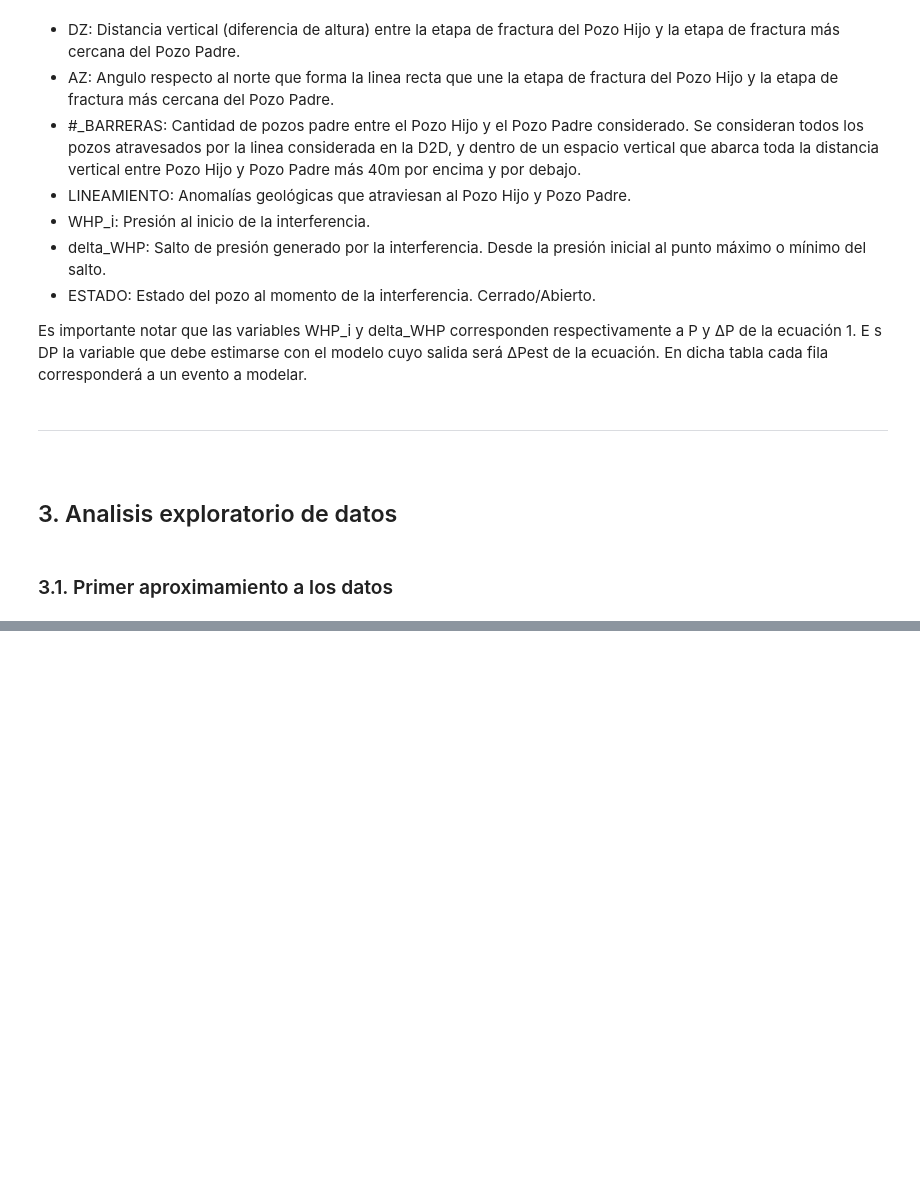
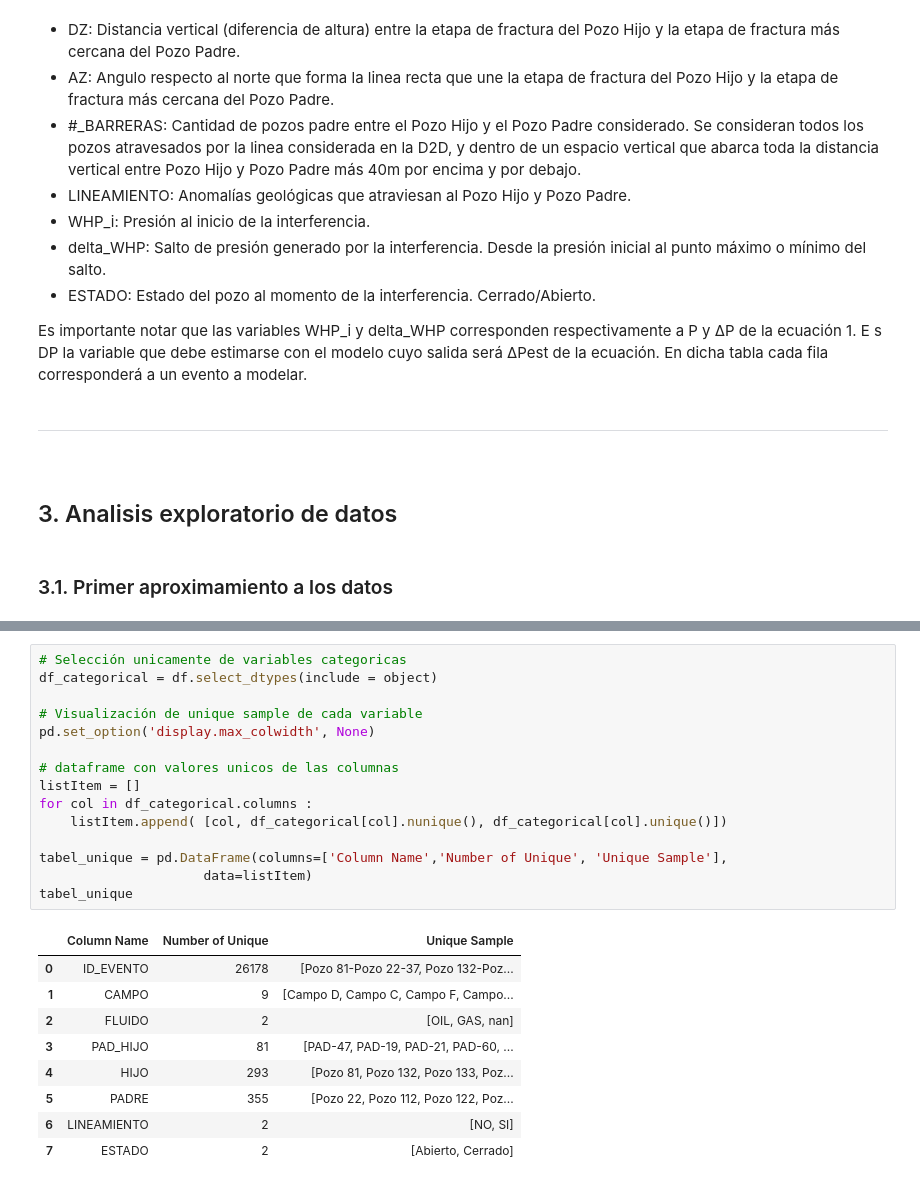
Before and after one commit to GerardoToso/Competencia-FSadosky-e-YPF-, a Jupyter notebook: 01_Analisis_exploratorio_de_datos.ipynb, the cells around one changed output, grey strips where cells are left out. Drawn from its saved outputs; the diff is of its cells as text; blank space fills up the shorter version.

```diff
--- a/01_Analisis_exploratorio_de_datos.ipynb
+++ b/01_Analisis_exploratorio_de_datos.ipynb
@@ -97,0 +161,25 @@ hajjhsjhvkj
+# %%
+# Selección unicamente de variables categoricas
+df_categorical = df.select_dtypes(include = object)
+
+# Visualización de unique sample de cada variable
+pd.set_option('display.max_colwidth', None)
+
+# dataframe con valores unicos de las columnas
+listItem = []
+for col in df_categorical.columns :
+    listItem.append( [col, df_categorical[col].nunique(), df_categorical[col].unique()])
+
+tabel_unique = pd.DataFrame(columns=['Column Name','Number of Unique', 'Unique Sample'],
+                     data=listItem)
+tabel_unique
+# %% [output]
+|  | Column Name | Number of Unique | Unique Sample |
+| 0 | ID_EVENTO | 26178 | [Pozo 81-Pozo 22-37, Pozo 132-Poz... |
+| 1 | CAMPO | 9 | [Campo D, Campo C, Campo F, Campo... |
+| 2 | FLUIDO | 2 | [OIL, GAS, nan] |
+| 3 | PAD_HIJO | 81 | [PAD-47, PAD-19, PAD-21, PAD-60, ... |
+| 4 | HIJO | 293 | [Pozo 81, Pozo 132, Pozo 133, Poz... |
+| 5 | PADRE | 355 | [Pozo 22, Pozo 112, Pozo 122, Poz... |
+| 6 | LINEAMIENTO | 2 | [NO, SI] |
+| 7 | ESTADO | 2 | [Abierto, Cerrado] |
```
Also changed, not shown: parts of 11 cells of this notebook.
